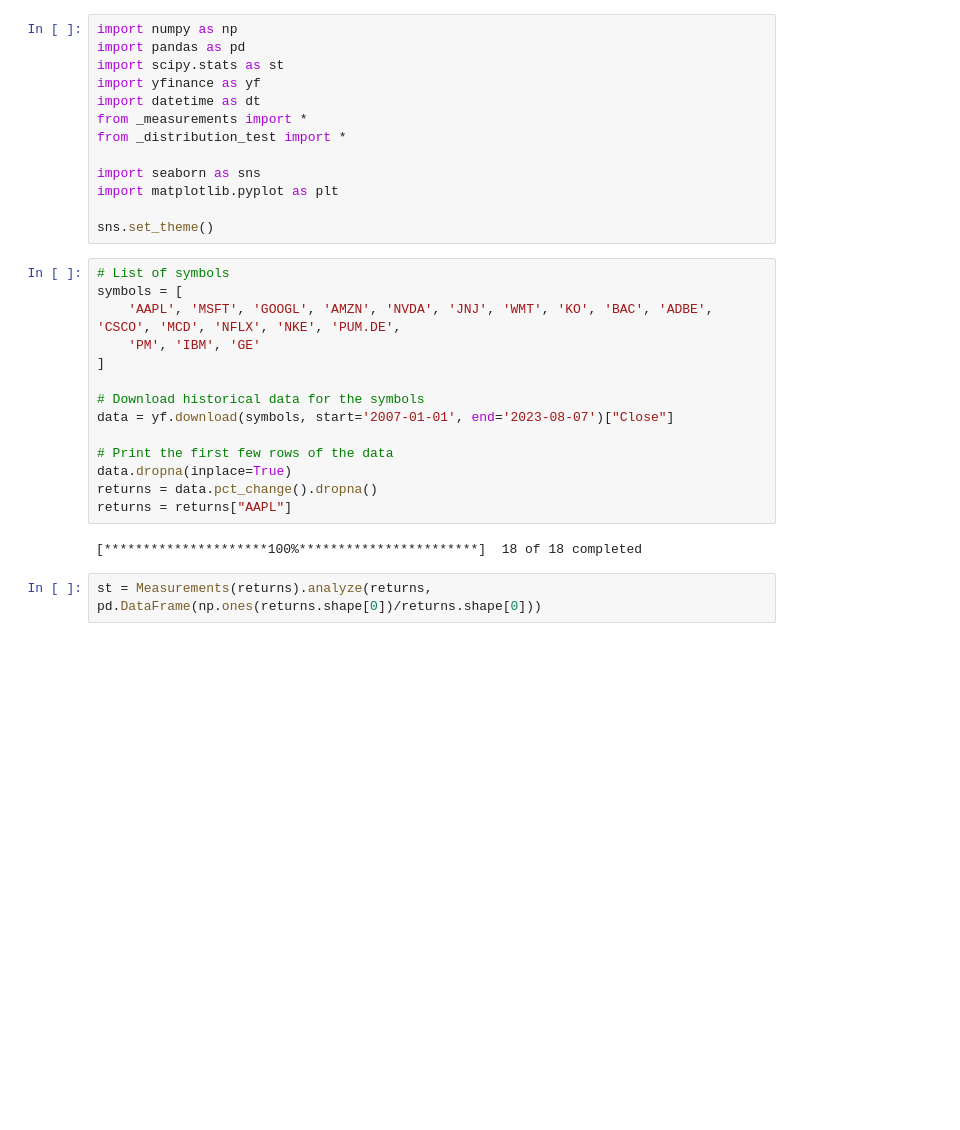
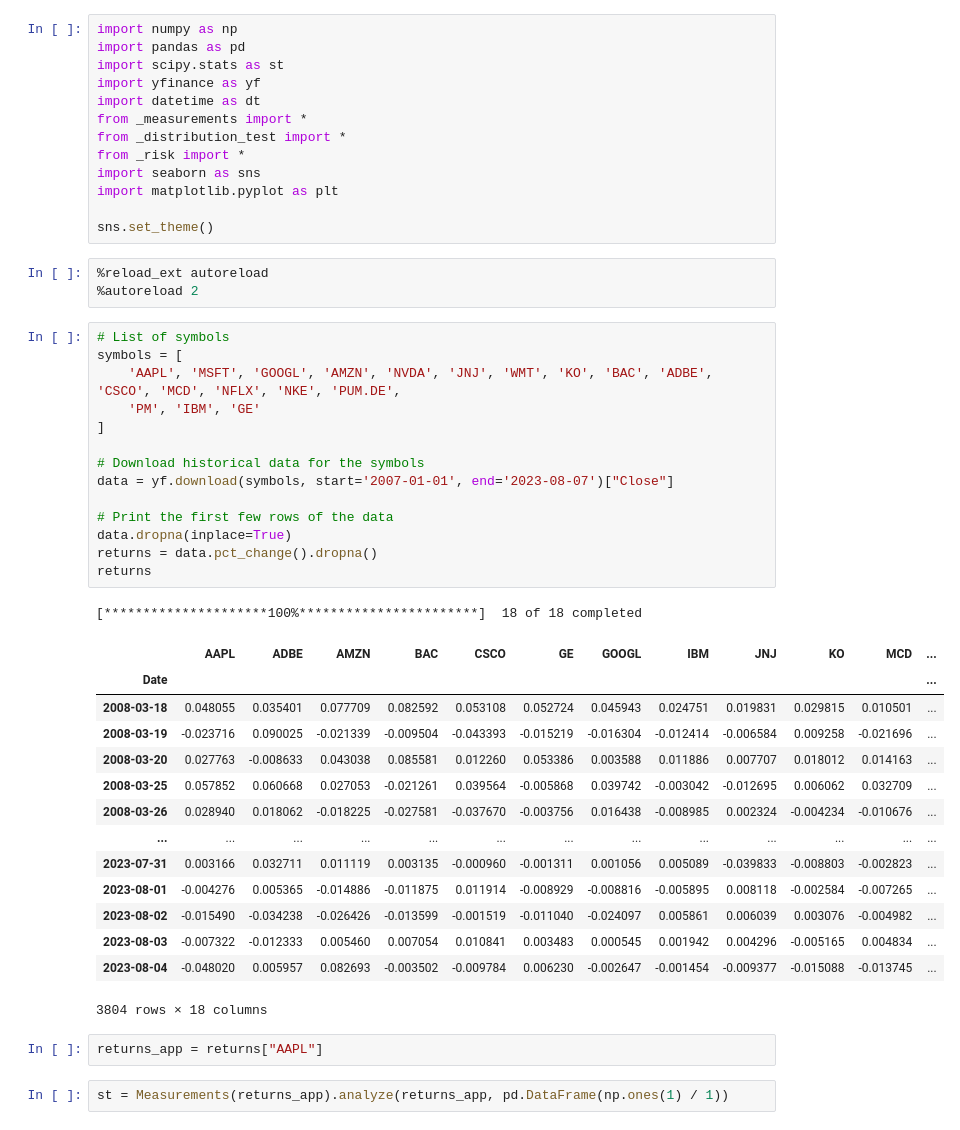
Before and after one commit to erfantbtb/algotrade-riskmanagement, a Jupyter notebook: test.ipynb, the cells around one changed output. Saved outputs shown, nothing was run; the diff lists cells and outputs as text; blank space fills up the shorter version.

```diff
--- a/test.ipynb
+++ b/test.ipynb
@@ -6,29 +6,48 @@ import yfinance as yf
 import datetime as dt
 from _measurements import *
 from _distribution_test import *
-
+from _risk import *
 import seaborn as sns
 import matplotlib.pyplot as plt
 
 sns.set_theme()
+# %%
+%reload_ext autoreload
+%autoreload 2
 # %%
 # List of symbols
 symbols = [
     'AAPL', 'MSFT', 'GOOGL', 'AMZN', 'NVDA', 'JNJ', 'WMT', 'KO', 'BAC', 'ADBE', 'CSCO', 'MCD', 'NFLX', 'NKE', 'PUM.DE',
     'PM', 'IBM', 'GE'
 ]
 
 # Download historical data for the symbols
 data = yf.download(symbols, start='2007-01-01', end='2023-08-07')["Close"]
 
 # Print the first few rows of the data
 data.dropna(inplace=True)
 returns = data.pct_change().dropna()
-returns = returns["AAPL"]
+returns
 # %% [output]
 [*********************100%***********************]  18 of 18 completed
+|  | AAPL | ADBE | AMZN | BAC | CSCO | GE | GOOGL | IBM | JNJ | KO | MCD | ... |
+| Date |  |  |  |  |  |  |  |  |  |  |  | ... |
+| 2008-03-18 | 0.048055 | 0.035401 | 0.077709 | 0.082592 | 0.053108 | 0.052724 | 0.045943 | 0.024751 | 0.019831 | 0.029815 | 0.010501 | ... |
+| 2008-03-19 | -0.023716 | 0.090025 | -0.021339 | -0.009504 | -0.043393 | -0.015219 | -0.016304 | -0.012414 | -0.006584 | 0.009258 | -0.021696 | ... |
+| 2008-03-20 | 0.027763 | -0.008633 | 0.043038 | 0.085581 | 0.012260 | 0.053386 | 0.003588 | 0.011886 | 0.007707 | 0.018012 | 0.014163 | ... |
+| 2008-03-25 | 0.057852 | 0.060668 | 0.027053 | -0.021261 | 0.039564 | -0.005868 | 0.039742 | -0.003042 | -0.012695 | 0.006062 | 0.032709 | ... |
+| 2008-03-26 | 0.028940 | 0.018062 | -0.018225 | -0.027581 | -0.037670 | -0.003756 | 0.016438 | -0.008985 | 0.002324 | -0.004234 | -0.010676 | ... |
+| ... | ... | ... | ... | ... | ... | ... | ... | ... | ... | ... | ... | ... |
+| 2023-07-31 | 0.003166 | 0.032711 | 0.011119 | 0.003135 | -0.000960 | -0.001311 | 0.001056 | 0.005089 | -0.039833 | -0.008803 | -0.002823 | ... |
+| 2023-08-01 | -0.004276 | 0.005365 | -0.014886 | -0.011875 | 0.011914 | -0.008929 | -0.008816 | -0.005895 | 0.008118 | -0.002584 | -0.007265 | ... |
+| 2023-08-02 | -0.015490 | -0.034238 | -0.026426 | -0.013599 | -0.001519 | -0.011040 | -0.024097 | 0.005861 | 0.006039 | 0.003076 | -0.004982 | ... |
+| 2023-08-03 | -0.007322 | -0.012333 | 0.005460 | 0.007054 | 0.010841 | 0.003483 | 0.000545 | 0.001942 | 0.004296 | -0.005165 | 0.004834 | ... |
+| 2023-08-04 | -0.048020 | 0.005957 | 0.082693 | -0.003502 | -0.009784 | 0.006230 | -0.002647 | -0.001454 | -0.009377 | -0.015088 | -0.013745 | ... |
+3804 rows × 18 columns
+# %%
+returns_app = returns["AAPL"]
 # %%
-st = Measurements(returns).analyze(returns, pd.DataFrame(np.ones(returns.shape[0])/returns.shape[0]))
+st = Measurements(returns_app).analyze(returns_app, pd.DataFrame(np.ones(1) / 1))
 # %%
 pd.DataFrame(st)
 # %% [output]
```
Also changed, not shown: parts of 4 cells of this notebook, 2 other files.
